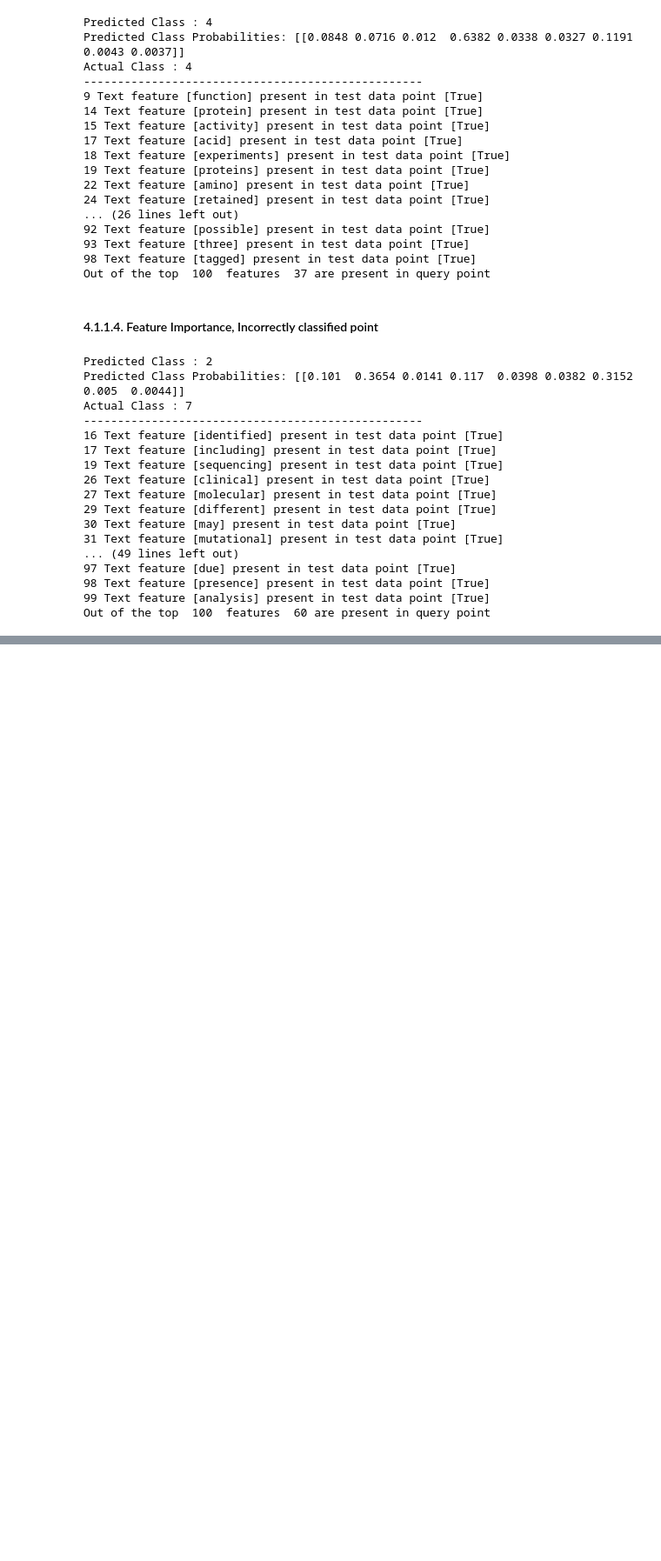
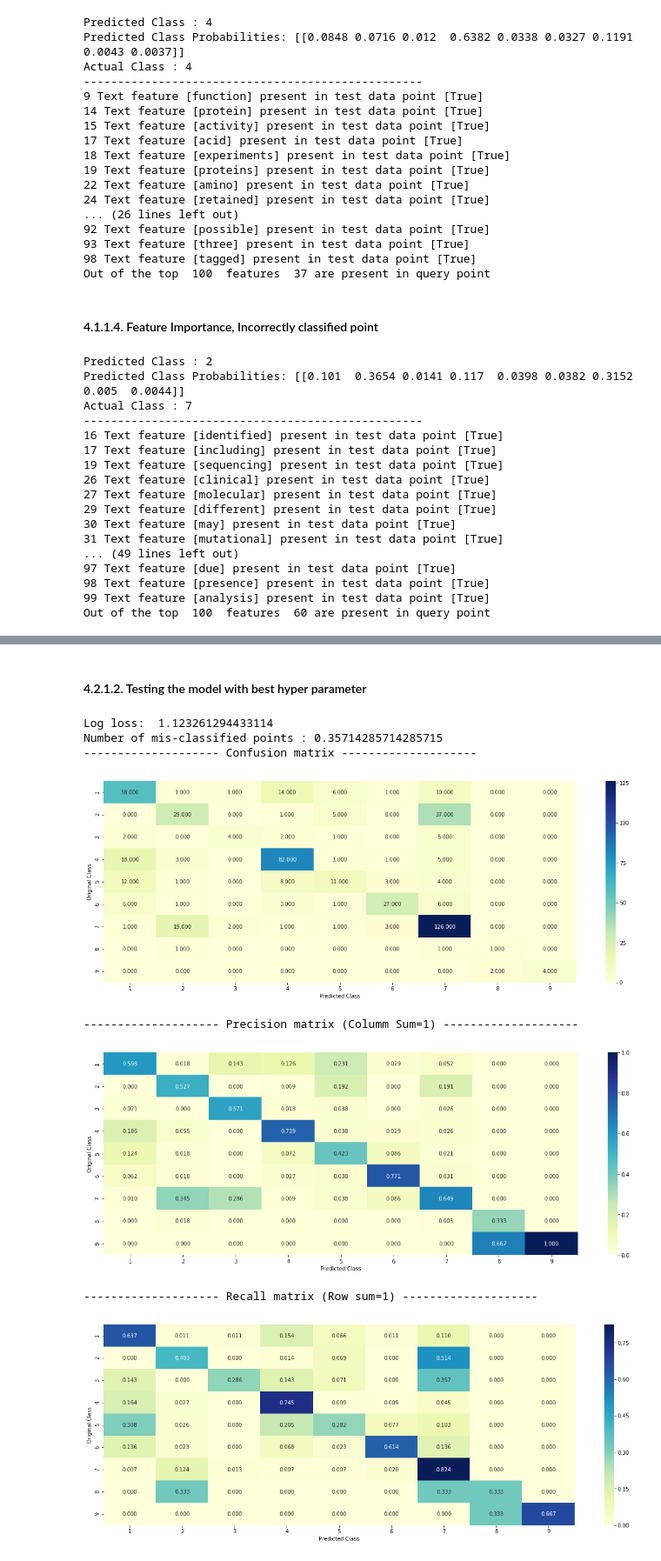
Before and after one commit to hemantmehra/Personalized-Cancer-Diagnosis, a Jupyter notebook: Personalized-Cancer-Diagnosis.ipynb, the cells around one changed output, grey strips where cells are left out. Shown at 87% size. Cells and saved outputs as stored; diff of their text form; code cells hidden in the pictures; blank space fills up the shorter version.

```diff
--- a/Personalized-Cancer-Diagnosis.ipynb
+++ b/Personalized-Cancer-Diagnosis.ipynb
@@ -1063,0 +1132,14 @@ Out of the top  100  features  60 are present in query point
+# %% [markdown]
+#### 4.2.1.2. Testing the model with best hyper parameter
+# %%
+clf = SGDClassifier(class_weight='balanced', alpha=alpha[best_alpha], penalty='l2', loss='log', random_state=42)
+predict_plot_confusion_matrix(train_x_onehotCoding, train_y, cv_x_onehotCoding, cv_y, clf)
+# %% [output]
+Log loss:  1.123261294433114
+Number of mis-classified points : 0.35714285714285715
+-------------------- Confusion matrix --------------------
+[figure, added]
+-------------------- Precision matrix (Columm Sum=1) --------------------
+[figure, added]
+-------------------- Recall matrix (Row sum=1) --------------------
+[figure, added]
```
Also changed, not shown: parts of 22 cells of this notebook.
